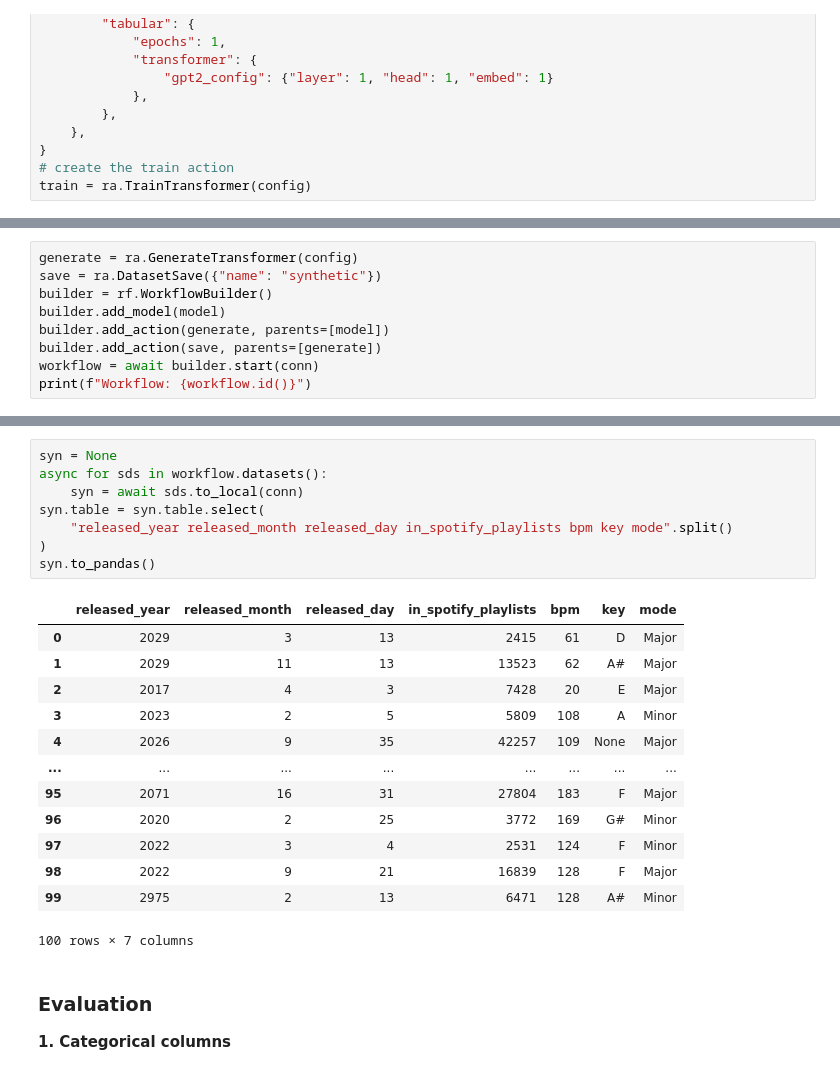
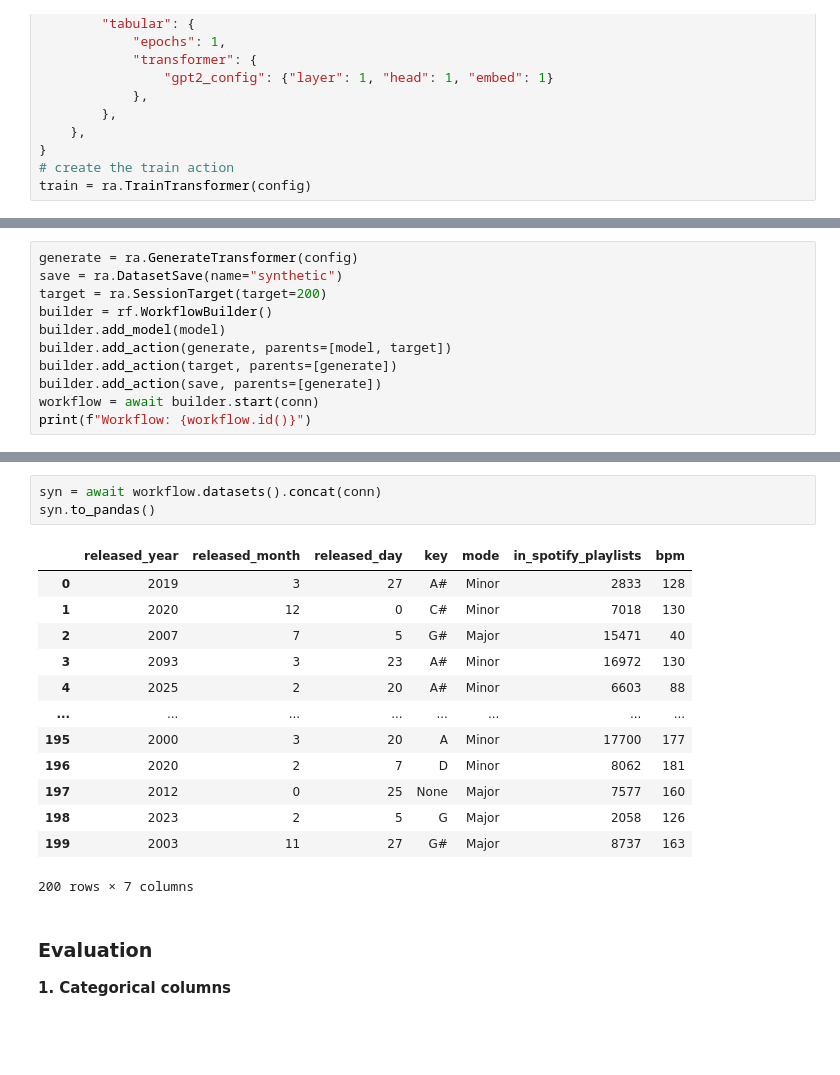
Before and after one commit to Rockfish-Data/public_tutorials, a Jupyter notebook: Tutorials/Tutorials_summary/Generate_synthetic_data_for_Tabular_Data(RF_Tab_Transformer).ipynb, the cells around one changed output, grey strips where cells are left out. Saved outputs shown, nothing was run; the diff lists cells and outputs as text; blank space fills up the shorter version.

```diff
--- a/Tutorials/Tutorials_summary/Generate_synthetic_data_for_Tabular_Data(RF_Tab_Transformer).ipynb
+++ b/Tutorials/Tutorials_summary/Generate_synthetic_data_for_Tabular_Data(RF_Tab_Transformer).ipynb
@@ -102,9 +93,11 @@ Model(id='e33222ac-b8fd-11ef-9e7e-665e8c8b87d7', labels={'workflow_id': 'oKRZ61q
 # %%
 generate = ra.GenerateTransformer(config)
-save = ra.DatasetSave({"name": "synthetic"})
+save = ra.DatasetSave(name="synthetic")
+target = ra.SessionTarget(target=200)
 builder = rf.WorkflowBuilder()
 builder.add_model(model)
-builder.add_action(generate, parents=[model])
+builder.add_action(generate, parents=[model, target])
+builder.add_action(target, parents=[generate])
 builder.add_action(save, parents=[generate])
 workflow = await builder.start(conn)
 print(f"Workflow: {workflow.id()}")
@@ -122,25 +121,20 @@ async for log in workflow.logs():
 # %%
-syn = None
-async for sds in workflow.datasets():
-    syn = await sds.to_local(conn)
-syn.table = syn.table.select(
-    "released_year released_month released_day in_spotify_playlists bpm key mode".split()
-)
+syn = await workflow.datasets().concat(conn)
 syn.to_pandas()
 # %% [output]
-|  | released_year | released_month | released_day | in_spotify_playlists | bpm | key | mode |
-| 0 | 2029 | 3 | 13 | 2415 | 61 | D | Major |
-| 1 | 2029 | 11 | 13 | 13523 | 62 | A# | Major |
-| 2 | 2017 | 4 | 3 | 7428 | 20 | E | Major |
-| 3 | 2023 | 2 | 5 | 5809 | 108 | A | Minor |
-| 4 | 2026 | 9 | 35 | 42257 | 109 | None | Major |
+|  | released_year | released_month | released_day | key | mode | in_spotify_playlists | bpm |
+| 0 | 2019 | 3 | 27 | A# | Minor | 2833 | 128 |
+| 1 | 2020 | 12 | 0 | C# | Minor | 7018 | 130 |
+| 2 | 2007 | 7 | 5 | G# | Major | 15471 | 40 |
+| 3 | 2093 | 3 | 23 | A# | Minor | 16972 | 130 |
+| 4 | 2025 | 2 | 20 | A# | Minor | 6603 | 88 |
 | ... | ... | ... | ... | ... | ... | ... | ... |
-| 95 | 2071 | 16 | 31 | 27804 | 183 | F | Major |
-| 96 | 2020 | 2 | 25 | 3772 | 169 | G# | Minor |
-| 97 | 2022 | 3 | 4 | 2531 | 124 | F | Minor |
-| 98 | 2022 | 9 | 21 | 16839 | 128 | F | Major |
-| 99 | 2975 | 2 | 13 | 6471 | 128 | A# | Minor |
+| 195 | 2000 | 3 | 20 | A | Minor | 17700 | 177 |
+| 196 | 2020 | 2 | 7 | D | Minor | 8062 | 181 |
+| 197 | 2012 | 0 | 25 | None | Major | 7577 | 160 |
+| 198 | 2023 | 2 | 5 | G | Major | 2058 | 126 |
+| 199 | 2003 | 11 | 27 | G# | Major | 8737 | 163 |
-100 rows × 7 columns
+200 rows × 7 columns
 # %% [markdown]
 ### Evaluation
 
```
Also changed, not shown: parts of 8 cells of this notebook.
